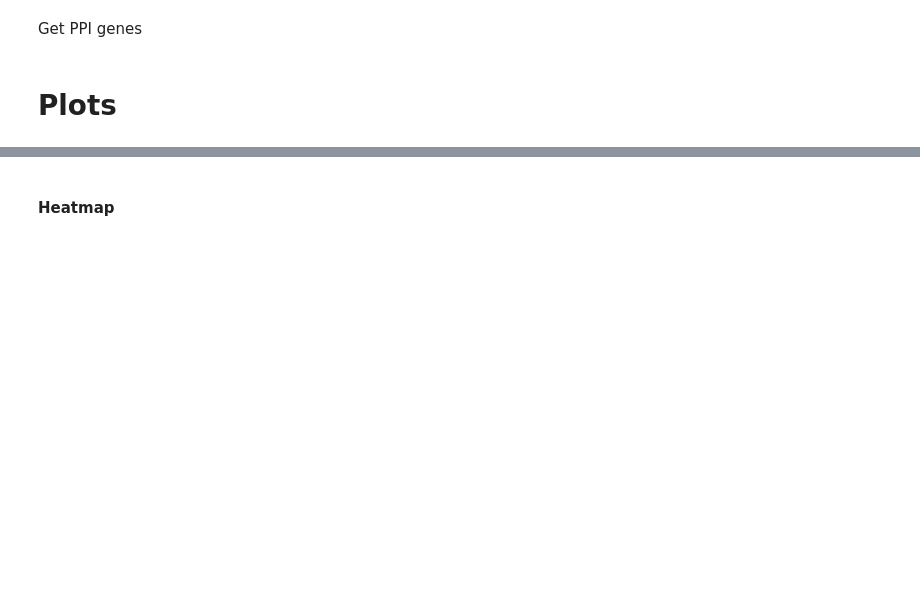
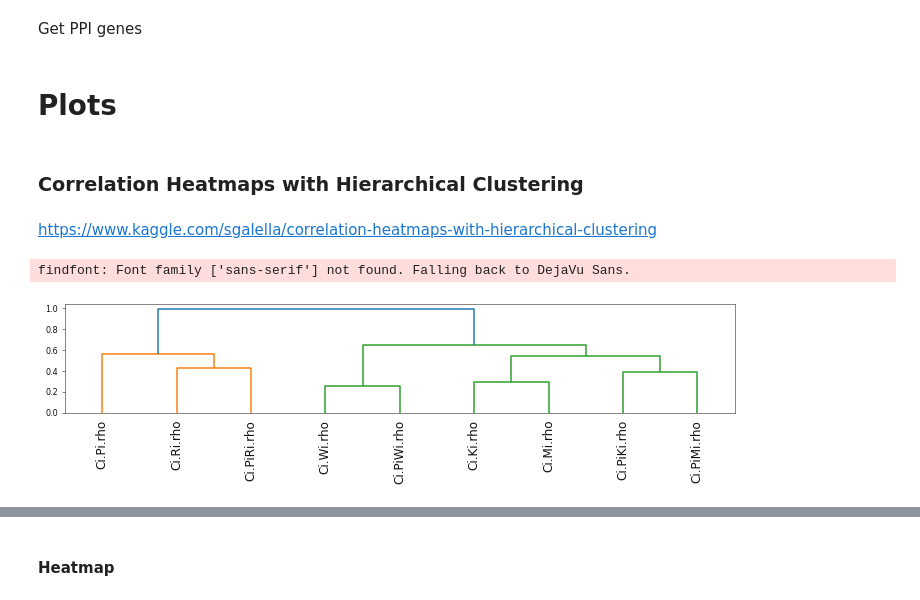
Before and after one commit to abearab/DDRi-screens, a Jupyter notebook: integrate-screens.ipynb, the cells around one changed output, grey strips where cells are left out. Saved outputs shown, nothing was run; the diff lists cells and outputs as text; code cells hidden in the pictures; blank space fills up the shorter version.

```diff
--- a/integrate-screens.ipynb
+++ b/integrate-screens.ipynb
@@ -67,11 +157,16 @@ Ci_data = {
 # %%
-Ci_df = pd.concat([Ci_data[drug]['rho'] for drug in Ci_data.keys()],axis=1).filter(regex='rho$', axis=1)
+Ci_df = pd.concat([Ci_data[drug]['rho'] for drug in Ci_data.keys()],axis=1).add_prefix('Ci.')
+Ci_df_rho = Ci_df.filter(regex='rho$', axis=1)
+Ci_df_rho_norm = Ci_df.filter(regex='rho.norm$', axis=1)
+Ci_df_rho_norm.columns = Ci_df_rho.columns
 
-Ci_df_norm = stats.zscore(Ci_df,axis=1,ddof=1)
+# Ca_df = pd.concat([Ca_data[drug]['rho'] for drug in Ca_data.keys()],axis=1).add_prefix('Ca.')
+# Ca_df_rho = Ca_df.filter(regex='rho$', axis=1)
+# Ca_df_rho_norm = stats.zscore(Ca_df_rho,axis=1,ddof=1)
 
-Ca_df = pd.concat([Ci_data[drug]['rho'] for drug in Ci_data.keys()],axis=1).filter(regex='rho$', axis=1)
-
-Ca_df_norm = stats.zscore(Ci_df,axis=1,ddof=1)
+# df = pd.concat([Ci_df,Ca_df],axis=1).dropna()
+# df_rho = df.filter(regex='rho$', axis=1)
+# df_rho_norm = stats.zscore(df_rho,axis=1,ddof=1)
 # %% [markdown]
 Get PPI genes
 # %%
@@ -90,3 +185,7 @@ go = set([gene for i in range(30) for gene in enrichment_df.loc[i,'inputGenes'].
 # Plots
 # %%
 !mkdir -p figures
+# %% [markdown]
+### Correlation Heatmaps with Hierarchical Clustering
+# %% [markdown]
+https://www.kaggle.com/sgalella/correlation-heatmaps-with-hierarchical-clustering
@@ -92,0 +204,10 @@ go = set([gene for i in range(30) for gene in enrichment_df.loc[i,'inputGenes'].
+# %%
+Z = corr_clust(Ci_df_rho, dendrogram=True)
+
+plt.figure(figsize=(12,2))
+dendrogram(Z, labels=Ci_df_rho.columns, orientation='top',
+           leaf_rotation=90);
+plt.show()
+# %% [output]
+findfont: Font family ['sans-serif'] not found. Falling back to DejaVu Sans.
+[figure, added]
```
Also changed, not shown: parts of 53 cells of this notebook, 5 other files.
